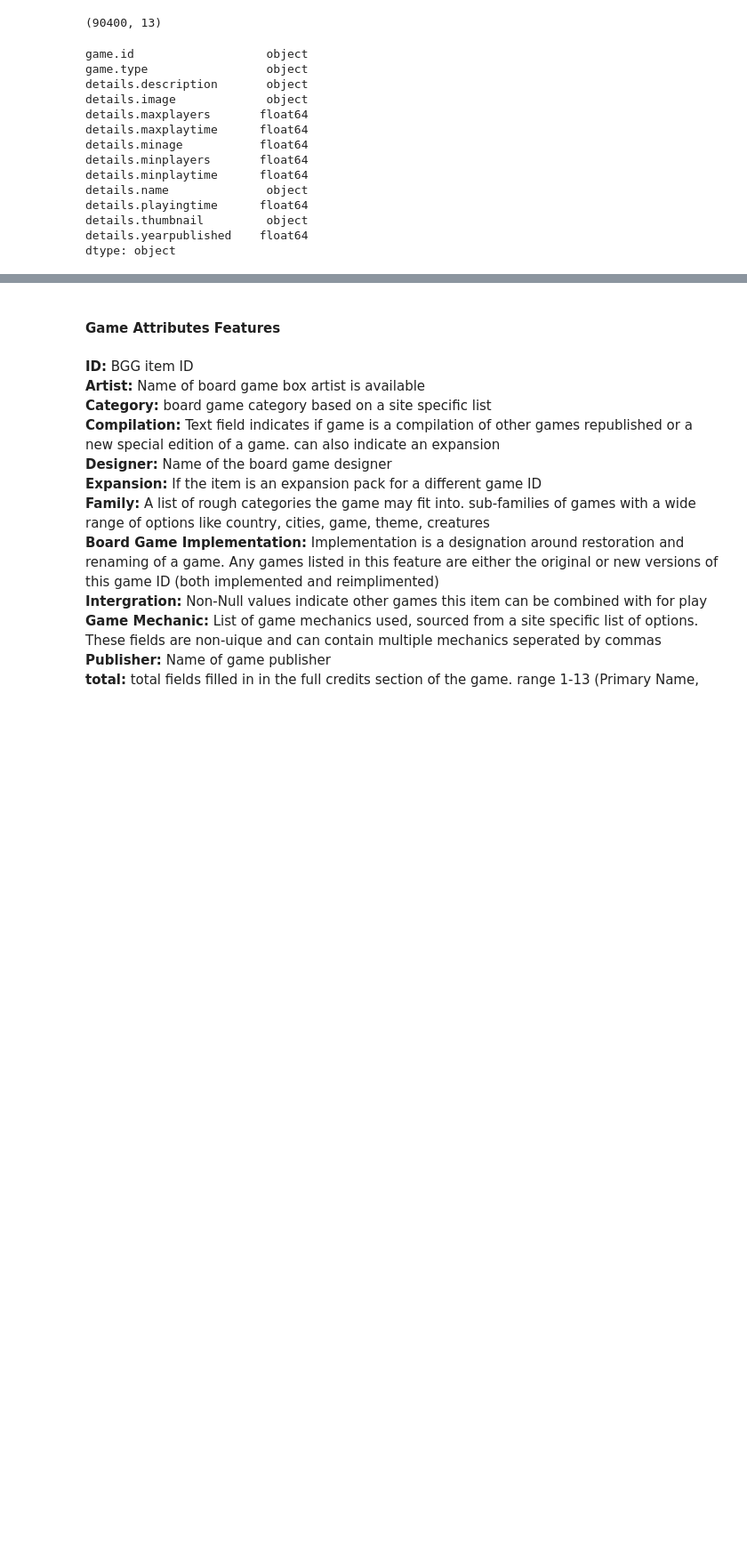
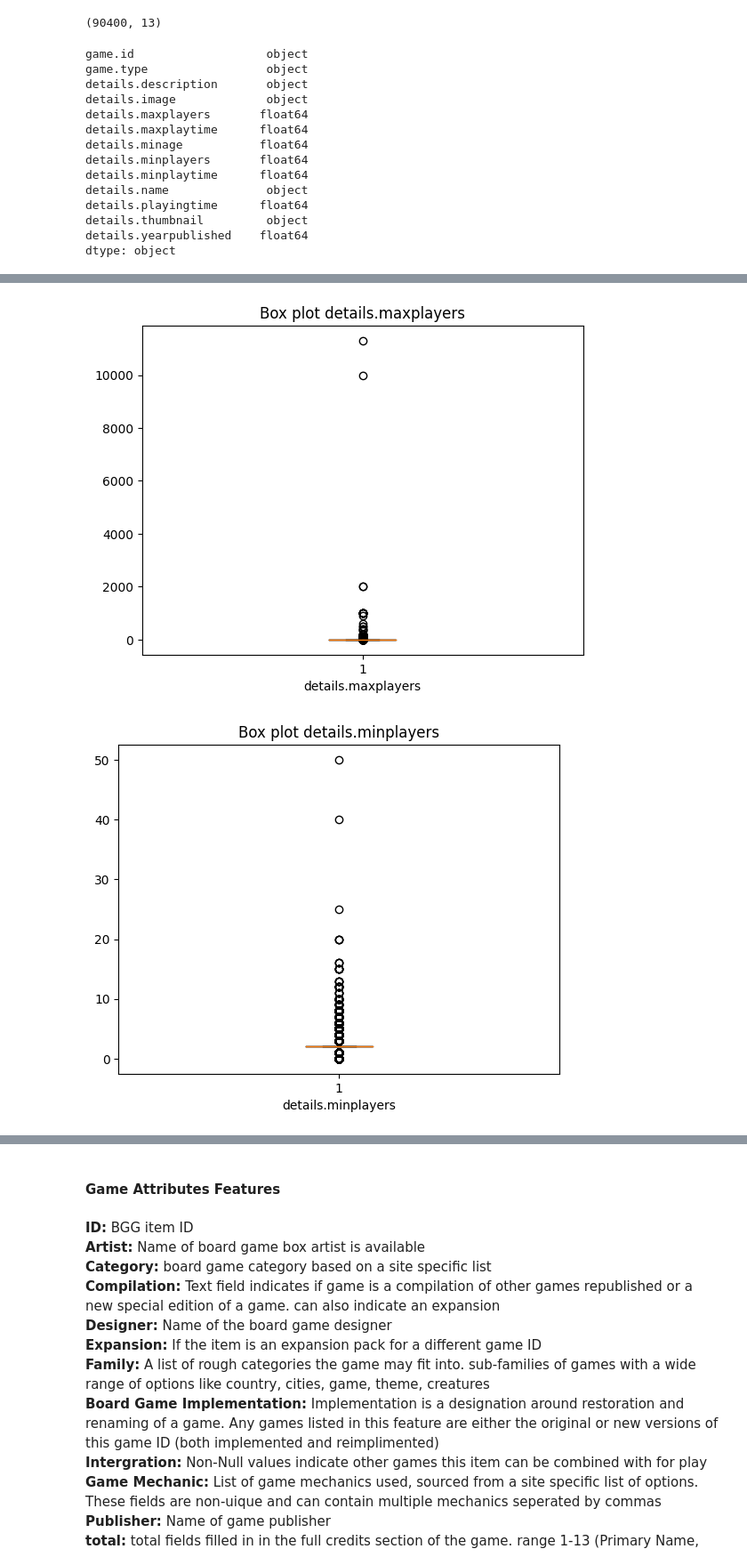
Before and after one commit to laurabrin/BoardGameRatings, a Jupyter notebook: BoardGameRatings.ipynb, the cells around one changed output, grey strips where cells are left out. Shown at 89% size. Cells and saved outputs as stored; diff of their text form; code cells hidden in the pictures; blank space fills up the shorter version.

```diff
--- a/BoardGameRatings.ipynb
+++ b/BoardGameRatings.ipynb
@@ -136,0 +221,10 @@ dtype: object
+# %%
+col_list=["details.maxplayers","details.minplayers","details.minage","details.maxplaytime","details.minplaytime","details.playingtime","details.yearpublished"]
+for col in col_list:
+    plt.boxplot(df_games_details[col])
+    plt.xlabel(col)
+    plt.title(f"Box plot {col}")
+    plt.show()
+# %% [output]
+[figure, added]
+[figure, added]
```
Also changed, not shown: parts of 25 cells of this notebook.
